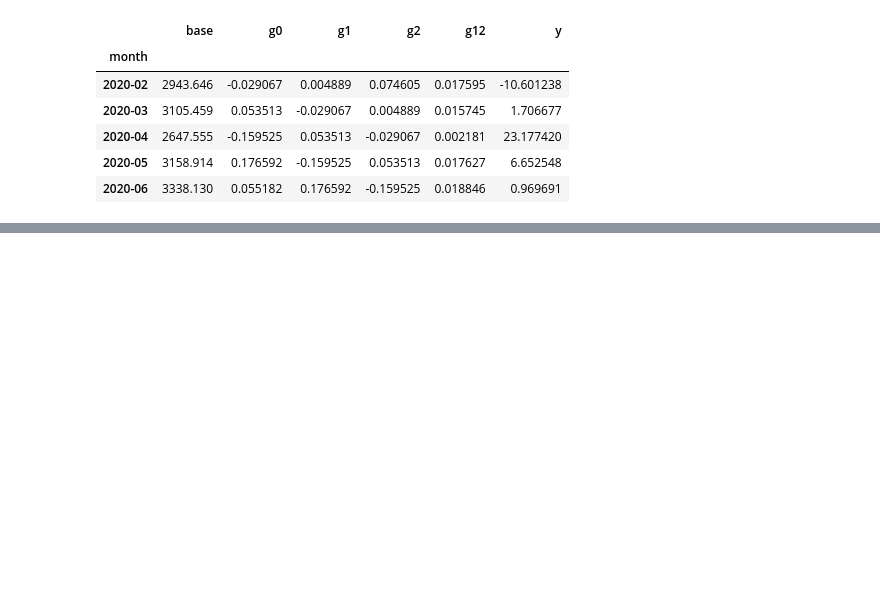
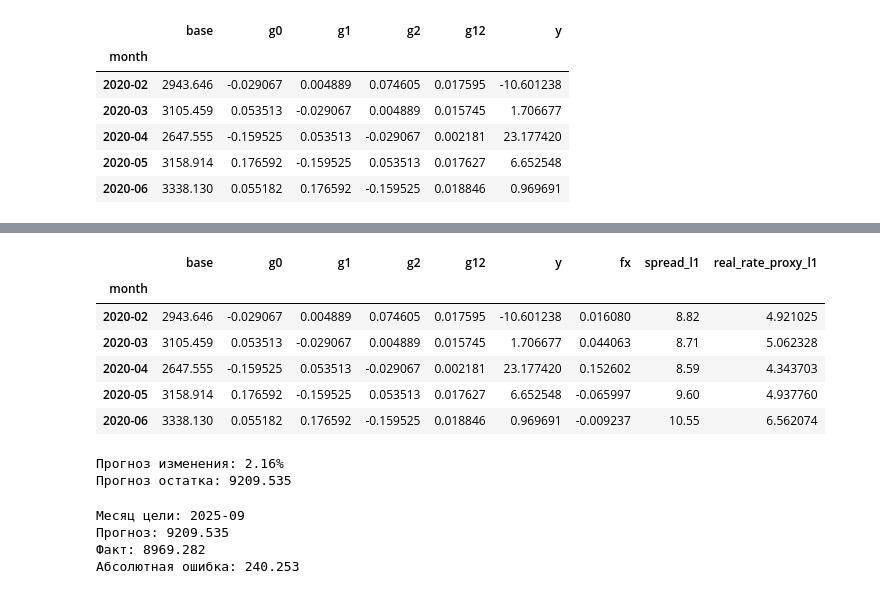
Before and after one commit to venskovalentin/belarus_dollarization_paper, a Jupyter notebook: notebooks/research_notebook.ipynb, the cells around one changed output, grey strips where cells are left out. Drawn from its saved outputs; the diff is of its cells as text; code cells hidden in the pictures; blank space fills up the shorter version.

Commit message:
Ridge training

```diff
--- a/notebooks/research_notebook.ipynb
+++ b/notebooks/research_notebook.ipynb
@@ -323,3 +325,9 @@ design.loc["2020-02":].head()
 | 2020-04 | 2647.555 | -0.159525 | 0.053513 | -0.029067 | 0.002181 | 23.177420 |
 | 2020-05 | 3158.914 | 0.176592 | -0.159525 | 0.053513 | 0.017627 | 6.652548 |
 | 2020-06 | 3338.130 | 0.055182 | 0.176592 | -0.159525 | 0.018846 | 0.969691 |
+# %%
+fx_change = np.log(stocks["e_stock"]).diff().shift(1)
+
+design["fx"] = fx_change
+
+design.loc["2020-02":].head()
@@ -325,0 +342,72 @@ design.loc["2020-02":].head()
+# %%
+macro = pd.read_csv("data/input_panel.csv")
+macro.index = pd.PeriodIndex(macro["month"], freq="M")
+
+design["spread_l1"] = macro["spread_l1"]
+design["real_rate_proxy_l1"] = macro["real_rate_proxy_l1"]
+
+design.loc["2020-02":].head()
+# %% [output]
+|  | base | g0 | g1 | g2 | g12 | y | fx | spread_l1 | real_rate_proxy_l1 |
+| month |  |  |  |  |  |  |  |  |  |
+| 2020-02 | 2943.646 | -0.029067 | 0.004889 | 0.074605 | 0.017595 | -10.601238 | 0.016080 | 8.82 | 4.921025 |
+| 2020-03 | 3105.459 | 0.053513 | -0.029067 | 0.004889 | 0.015745 | 1.706677 | 0.044063 | 8.71 | 5.062328 |
+| 2020-04 | 2647.555 | -0.159525 | 0.053513 | -0.029067 | 0.002181 | 23.177420 | 0.152602 | 8.59 | 4.343703 |
+| 2020-05 | 3158.914 | 0.176592 | -0.159525 | 0.053513 | 0.017627 | 6.652548 | -0.065997 | 9.60 | 4.937760 |
+| 2020-06 | 3338.130 | 0.055182 | 0.176592 | -0.159525 | 0.018846 | 0.969691 | -0.009237 | 10.55 | 6.562074 |
+# %%
+from sklearn.pipeline import make_pipeline
+from sklearn.preprocessing import StandardScaler
+from sklearn.linear_model import Ridge
+
+features = [
+    "g0", "g1", "g2", "g12", "fx",
+    "spread_l1", "real_rate_proxy_l1",
+]
+
+design = design.loc["2020-02":].copy()
+
+origin = pd.Period("2025-08", freq="M")
+
+train = design.loc[
+    (design.index + 1 <= origin - 1) & design["y"].notna()
+].copy()
+
+model = make_pipeline(
+    StandardScaler(),
+    Ridge(alpha=1),
+)
+
+model.fit(train[features], train["y"])
+
+X_predict = design.loc[[origin], features]
+
+predicted_growth = model.predict(X_predict)[0]
+
+growth_factor = np.exp(predicted_growth/100)
+
+base = design.loc[origin, "base"]
+
+predicted_stock = base * growth_factor
+
+print(f"Прогноз изменения: {(growth_factor - 1) * 100:.2f}%")
+print(f"Прогноз остатка: {predicted_stock:.3f}")
+# %% [output]
+Прогноз изменения: 2.16%
+Прогноз остатка: 9209.535
+# %%
+actual_growth = design.loc[origin, "y"]
+actual_stock = base * np.exp(actual_growth / 100)
+
+error = actual_stock - predicted_stock
+absolute_error = abs(error)
+
+print(f"Месяц цели: {origin + 1}")
+print(f"Прогноз: {predicted_stock:.3f}")
+print(f"Факт: {actual_stock:.3f}")
+print(f"Абсолютная ошибка: {absolute_error:.3f}")
+# %% [output]
+Месяц цели: 2025-09
+Прогноз: 9209.535
+Факт: 8969.282
+Абсолютная ошибка: 240.253
```
Also changed, not shown: parts of 3 cells of this notebook.
